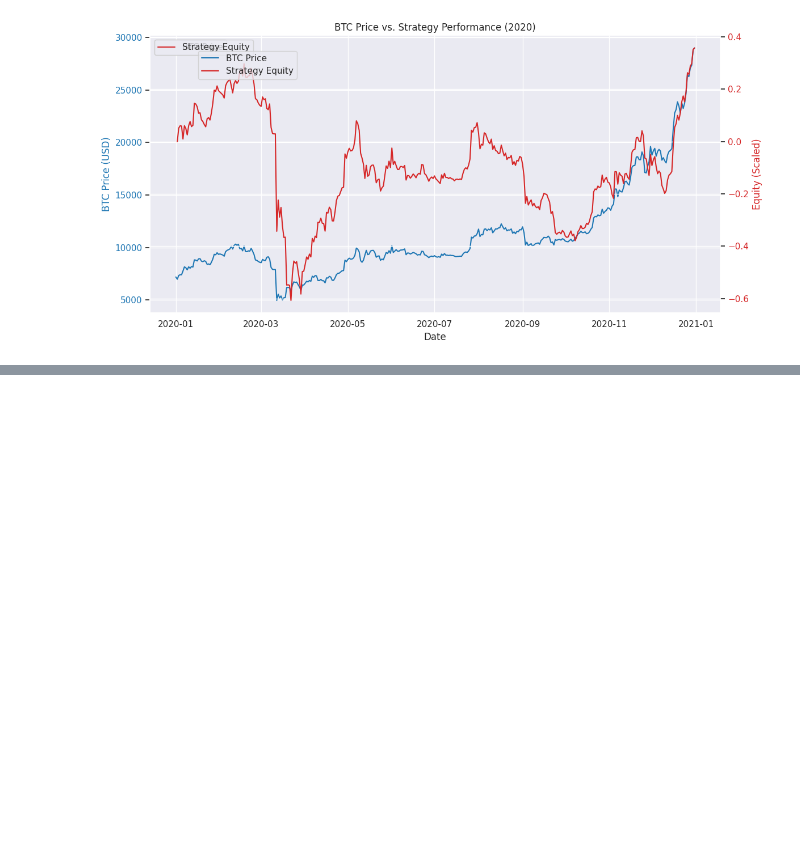
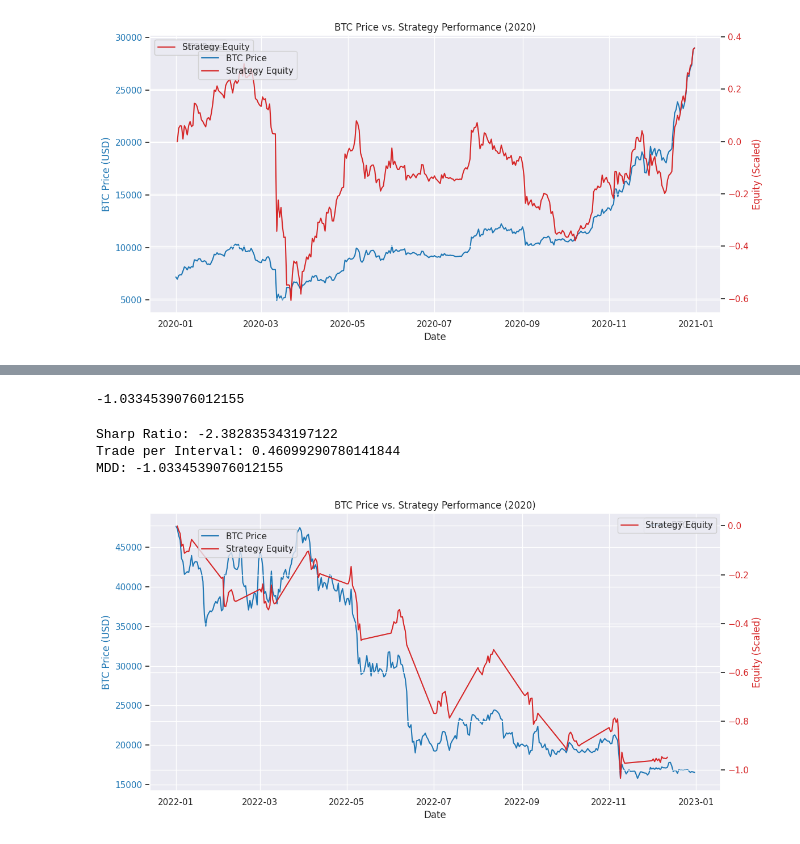
Before and after one commit to adamarbain/ichiboss-, a Jupyter notebook: backtesting_framework/temp.ipynb, the cells around one changed output, grey strips where cells are left out. Cells and saved outputs as stored; diff of their text form; code cells hidden in the pictures; blank space fills up the shorter version.

Commit message:
example with sentiment data

```diff
--- a/backtesting_framework/temp.ipynb
+++ b/backtesting_framework/temp.ipynb
@@ -261,0 +311,3 @@ plt.show()
+# %%
+daily_sentiment.Date = pd.to_datetime(pd.to_datetime(daily_sentiment.Date, errors='coerce').dt.date)
+daily_sentiment.dtypes
@@ -261,0 +318,2 @@ plt.show()
+# %%
+nlp_example = BTC_2022.merge(daily_sentiment, on='Date')
@@ -261,0 +348,55 @@ plt.show()
+# %%
+def z_score(data, window, target):
+    data['price_change'] = data['Close'].pct_change()
+    roll = data[target].rolling(window=window, min_periods=1)
+    mean = roll.mean()
+    std = roll.std()
+
+    return (data[target] - mean) / std
+
+# data['z_score'] = z_score(data.NetflowVolume, 14)
+# %%
+nlp_example['z_score'] = z_score(nlp_example, 14,'sentiment_score')
+position_data = generate_position(nlp_example, 1)
+calc_data, sharp_ratio, trade_per_interval, MDD = calc_metrics(position_data, fees, 14)
+# %% [output]
+-1.0334539076012155
+# %%
+print(f"Sharp Ratio: {sharp_ratio}\nTrade per Interval: {trade_per_interval}\nMDD: {MDD}")
+# %% [output]
+Sharp Ratio: -2.382835343197122
+Trade per Interval: 0.46099290780141844
+MDD: -1.0334539076012155
+# %%
+import matplotlib.pyplot as plt
+import seaborn as sns
+
+sns.set(style="darkgrid")
+
+# Create figure and primary axis
+fig, ax1 = plt.subplots(figsize=(12, 6))
+
+# Plot BTC Price (Left Y-axis)
+color = 'tab:blue'
+sns.lineplot(x=BTC_2022.Date, y=BTC_2022.Close, ax=ax1, color=color, label='BTC Price')
+ax1.set_xlabel('Date')
+ax1.set_ylabel('BTC Price (USD)', color=color)
+ax1.tick_params(axis='y', labelcolor=color)
+
+# Create secondary axis for Equity
+ax2 = ax1.twinx()
+color = 'tab:red'
+sns.lineplot(x=calc_data.Date, y=calc_data.equity, ax=ax2, color=color, label='Strategy Equity')
+ax2.set_ylabel('Equity (Scaled)', color=color)
+ax2.tick_params(axis='y', labelcolor=color)
+
+# Add title and format
+plt.title('BTC Price vs. Strategy Performance (2020)')
+fig.legend(loc="upper left", bbox_to_anchor=(0.15, 0.9))
+
+# Rotate dates and adjust layout
+plt.xticks(rotation=45)
+plt.tight_layout()
+plt.show()
+# %% [output]
+[figure, added]
```
Also changed, not shown: parts of 10 cells of this notebook, 1 other file.
